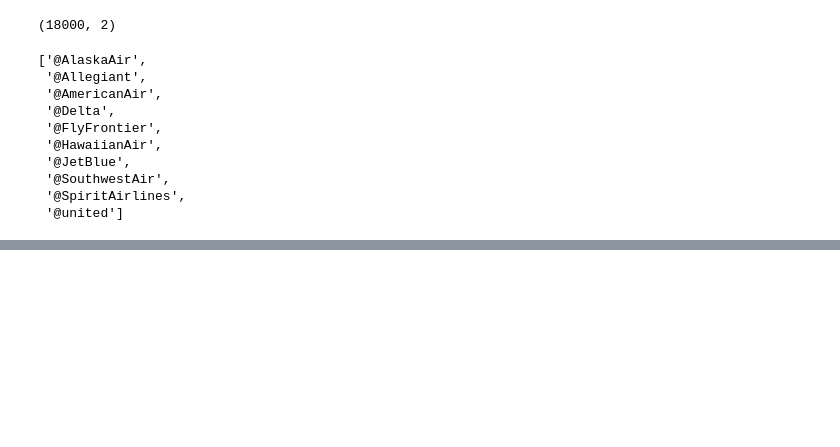
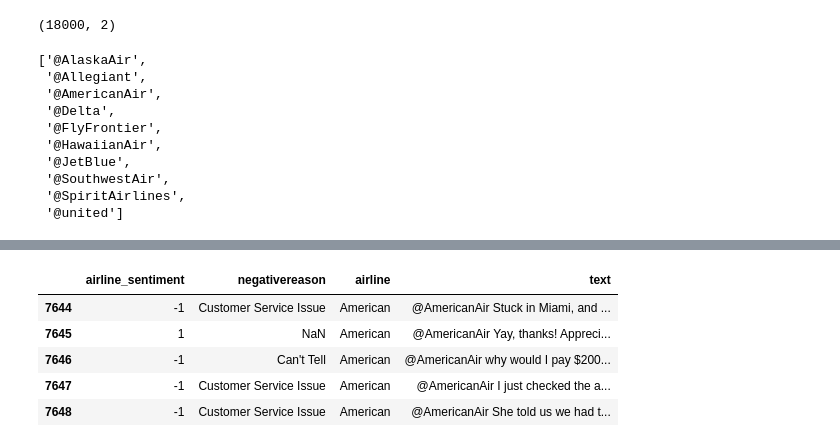
Before and after one commit to mhuh22/Thinkful, a Jupyter notebook: Bootcamp/Unit 7/Airline Sentiment Analysis using Twitter Data.ipynb, the cells around one changed output, grey strips where cells are left out. Cells and saved outputs as stored; diff of their text form; code cells hidden in the pictures; blank space fills up the shorter version.

```diff
--- a/Bootcamp/Unit 7/Airline Sentiment Analysis using Twitter Data.ipynb
+++ b/Bootcamp/Unit 7/Airline Sentiment Analysis using Twitter Data.ipynb
@@ -1066,0 +1003,10 @@ py.offline.iplot(fig, filename='stacked-bar')
+# %%
+# Preview the top tweets for 'American' in our test set
+tweets.loc[tweets['airline']=='American'].head()
+# %% [output]
+|  | airline_sentiment | negativereason | airline | text |
+| 7644 | -1 | Customer Service Issue | American | @AmericanAir Stuck in Miami, and ... |
+| 7645 | 1 | NaN | American | @AmericanAir Yay, thanks! Appreci... |
+| 7646 | -1 | Can't Tell | American | @AmericanAir why would I pay $200... |
+| 7647 | -1 | Customer Service Issue | American | @AmericanAir I just checked the a... |
+| 7648 | -1 | Customer Service Issue | American | @AmericanAir She told us we had t... |
```
Also changed, not shown: parts of 32 cells of this notebook.
